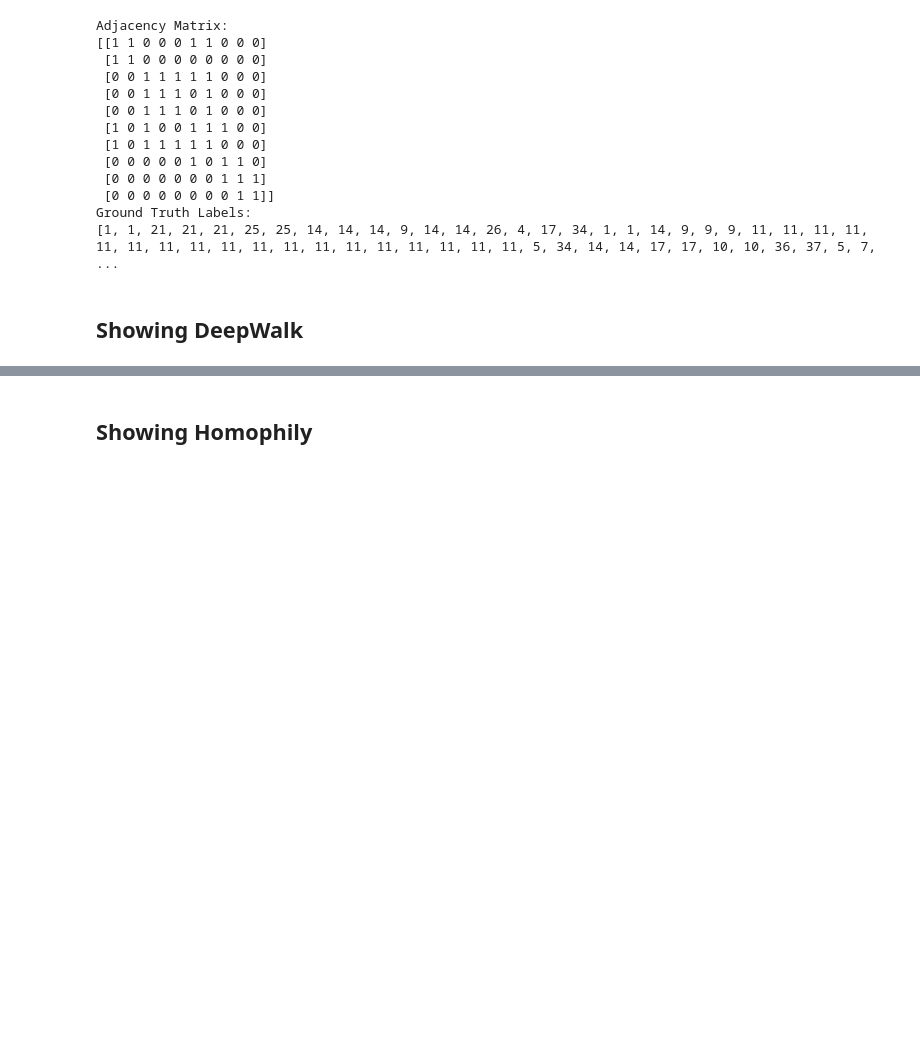
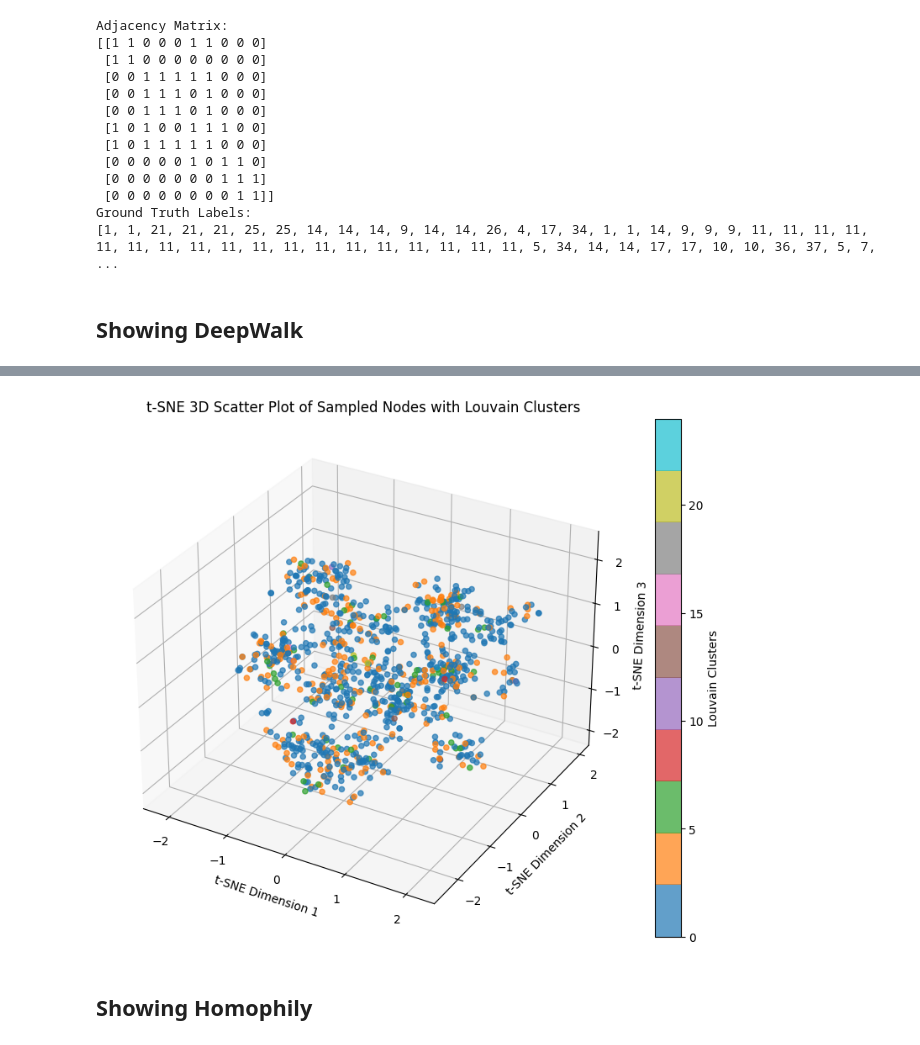
Before and after one commit to Anika-Roy/Exploring_Graph_Embeddings, a Jupyter notebook: emai_eu_visu/email_last_ditch.ipynb, the cells around one changed output, grey strips where cells are left out. Drawn from its saved outputs; the diff is of its cells as text; code cells hidden in the pictures; blank space fills up the shorter version.

```diff
--- a/emai_eu_visu/email_last_ditch.ipynb
+++ b/emai_eu_visu/email_last_ditch.ipynb
@@ -508,3 +546,51 @@ plt.show()
+# %%
+import numpy as np
+import networkx as nx
+from sklearn.manifold import TSNE
+from sklearn.preprocessing import StandardScaler
+import matplotlib.pyplot as plt
+from mpl_toolkits.mplot3d import Axes3D  # Import the 3D plotting toolkit
+from sknetwork.clustering import Louvain
+
+louvain = Louvain()
+
+# Assuming you have 'G' (the graph), 'gt_labels', and 'n2v' (the node2vec model)
+
+# Convert the graph to an adjacency matrix
+adjmat = nx.adjacency_matrix(G).todense()
+
+# Perform Louvain vertex modularity clustering
+labels = louvain.fit_predict(adjmat)
+
+# Getting the embeddings from the model
+embeddings = np.array(n2v.get_embeddings())
+
+# Sample some nodes from the graph
+subgraph_size = 1005  # Adjust as needed
+sampled_nodes = np.random.choice(list(G.nodes()), size=subgraph_size, replace=False)
+
+# Get the embeddings for the sampled nodes
+embeddings_array = np.array([embeddings[node] for node in sampled_nodes])
+
+# Use t-SNE to reduce dimensions to 3D
+tsne = TSNE(perplexity=10, n_components=3, learning_rate=20, init='random', n_iter=1000, random_state=42)
+embeddings_3d = tsne.fit_transform(embeddings_array)
+
+# Standard scale
+embeddings_3d = StandardScaler().fit_transform(embeddings_3d)
+
+# Scatter plot in 3D with Louvain clusters as colors
+fig = plt.figure(figsize=(10, 8))
+ax = fig.add_subplot(111, projection='3d')  # Create a 3D subplot
+scatter = ax.scatter(embeddings_3d[:, 0], embeddings_3d[:, 1], embeddings_3d[:, 2], c=labels, cmap='tab10', alpha=0.7)
+ax.set_title('t-SNE 3D Scatter Plot of Sampled Nodes with Louvain Clusters')
+ax.set_xlabel('t-SNE Dimension 1')
+ax.set_ylabel('t-SNE Dimension 2')
+ax.set_zlabel('t-SNE Dimension 3')
+fig.colorbar(scatter, label='Louvain Clusters')
+plt.show()
+# %% [output]
+[figure, added]
 # %%
 # n2v.plot_embeddings(2, labels)
 # %% [markdown]
```
Also changed, not shown: parts of 9 cells of this notebook, 6 other files.
